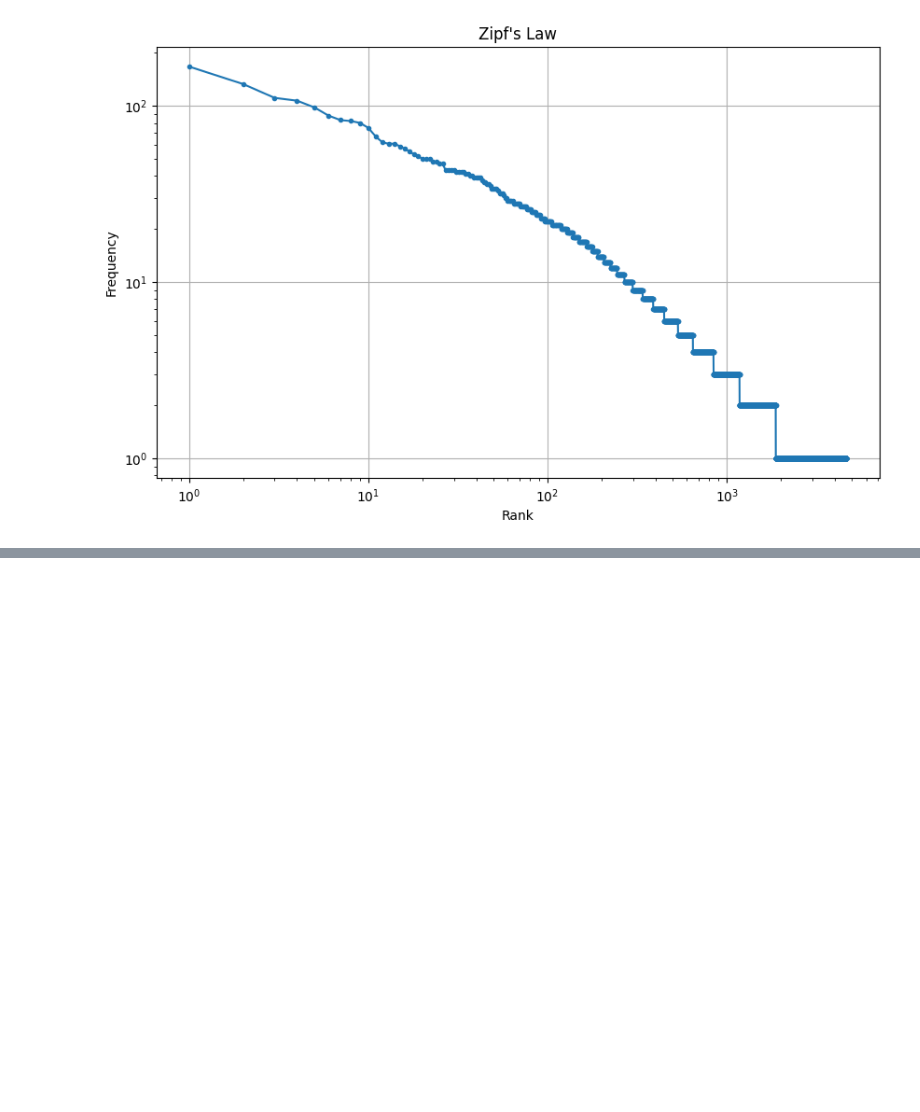
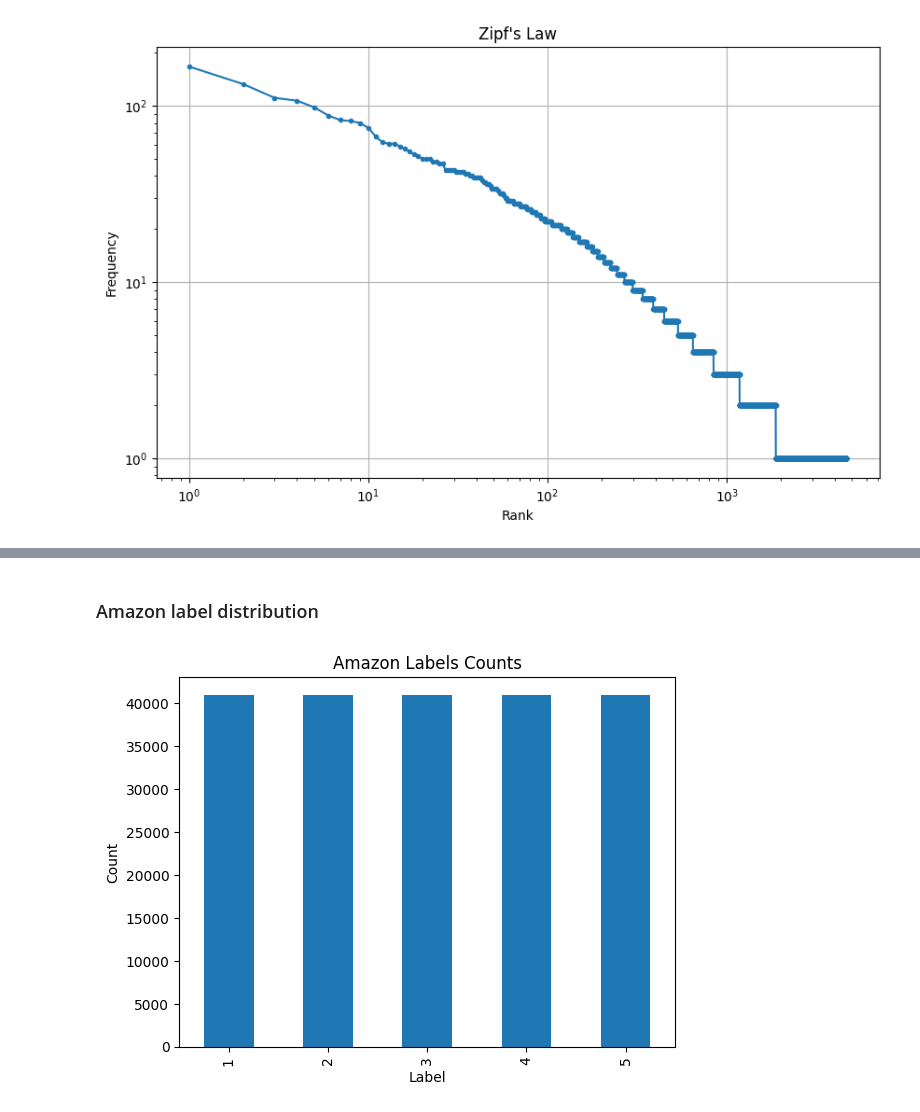
Before and after one commit to 14344ahmadi/Data-Science-Project, a Jupyter notebook: descriptive_data.ipynb, the cells around one changed output, grey strips where cells are left out. Saved outputs shown, nothing was run; the diff lists cells and outputs as text; code cells hidden in the pictures; blank space fills up the shorter version.

```diff
--- a/descriptive_data.ipynb
+++ b/descriptive_data.ipynb
@@ -532,0 +549,10 @@ plt.show()
+# %% [markdown]
+### Amazon label distribution
+# %%
+dfa['Label'].value_counts().reindex([1, 2, 3, 4, 5]).plot(kind='bar')
+plt.title('Amazon Labels Counts')
+plt.xlabel('Label')
+plt.ylabel('Count')
+plt.show()
+# %% [output]
+[figure, added]
```
Also changed, not shown: parts of 6 cells of this notebook, 2 other files.
